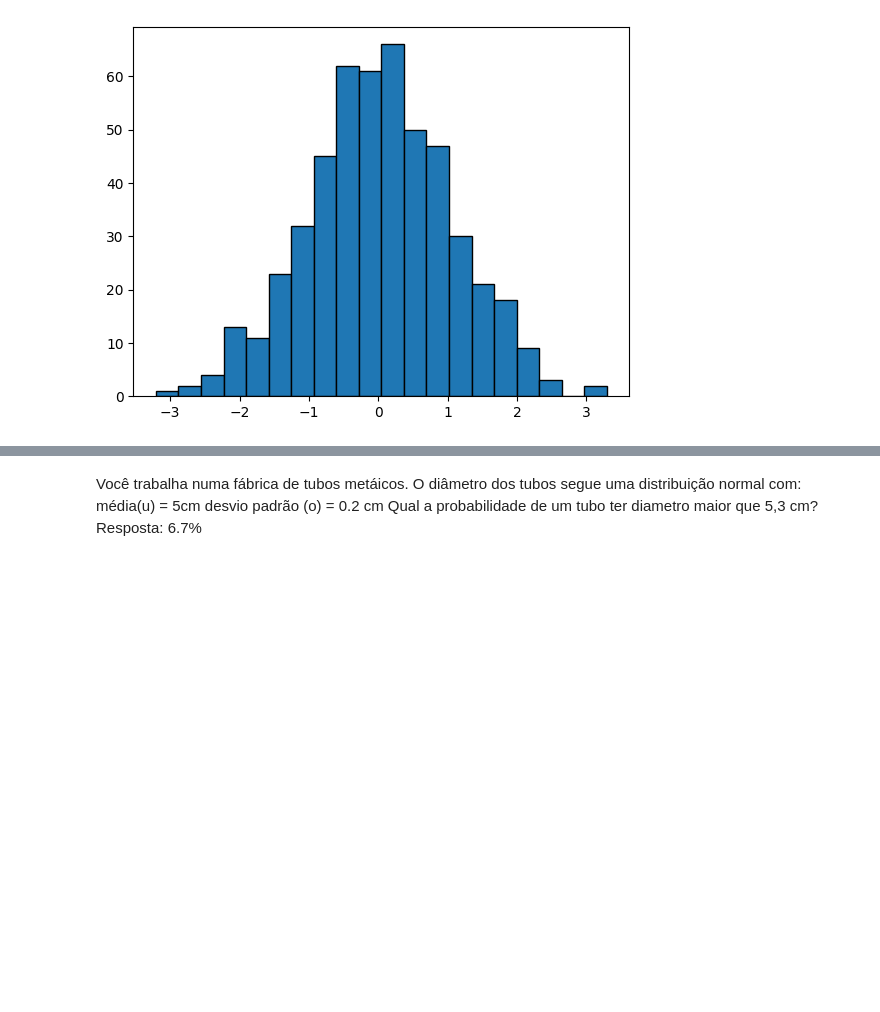
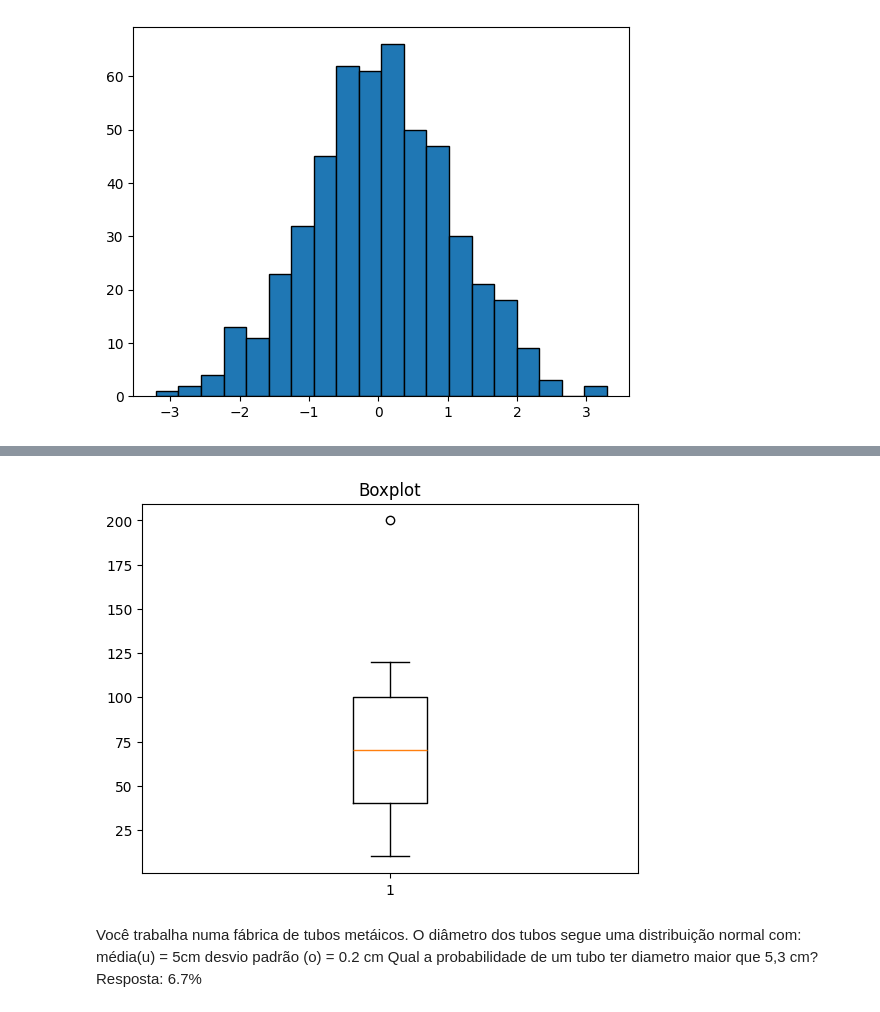
Before and after one commit to diegoc85/DataScience, a Jupyter notebook: AulasDS.ipynb, the cells around one changed output, grey strips where cells are left out. Cells and saved outputs as stored; diff of their text form; code cells hidden in the pictures; blank space fills up the shorter version.

```diff
--- a/AulasDS.ipynb
+++ b/AulasDS.ipynb
@@ -113,3 +145,10 @@ plt.show()
+# %%
+dados = [10, 20, 30, 40, 50, 60, 70, 80, 90, 100, 110, 120, 200]
+plt.boxplot(dados)
+plt.title("Boxplot")
+plt.show()
+# %% [output]
+[figure, added]
 # %%
 #DISTRIBUIÇÕES
 
```
Also changed, not shown: parts of 6 cells of this notebook, 2 other files.
